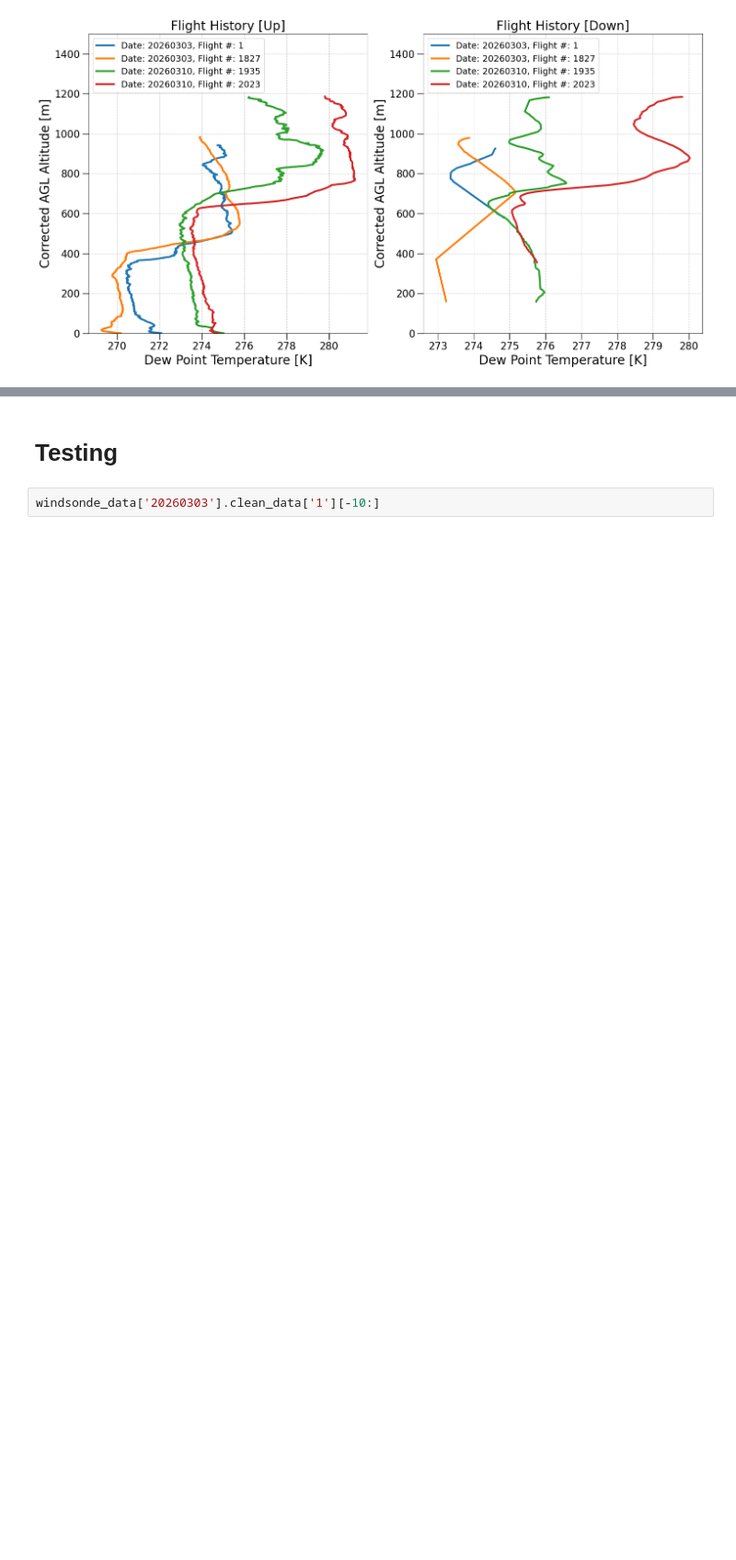
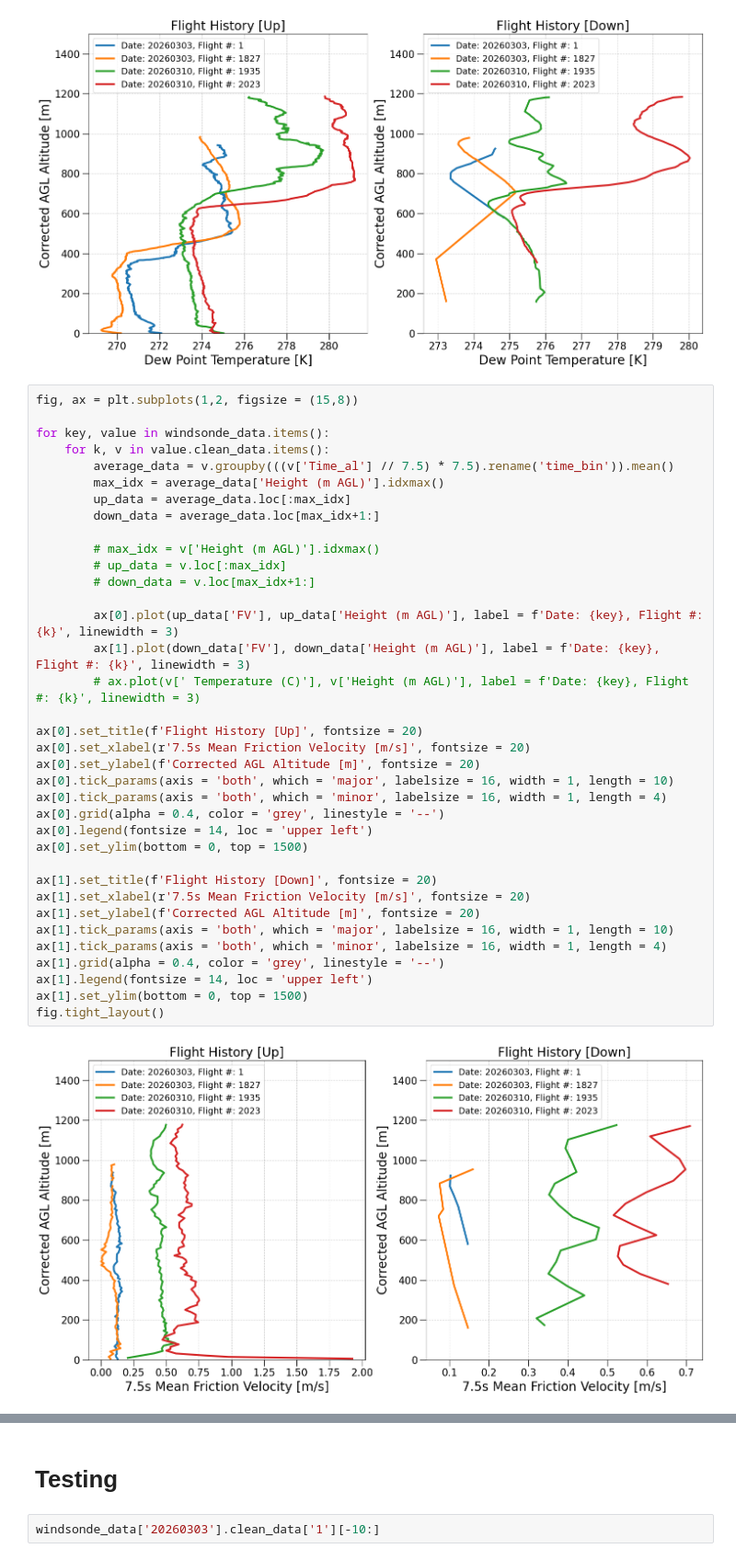
Before and after one commit to SpringSwimmer/AOS_773, a Jupyter notebook: PS_4/ps4.ipynb, the cells around one changed output, grey strips where cells are left out. Shown at 92% size. Drawn from its saved outputs; the diff is of its cells as text; blank space fills up the shorter version.

Commit message:
submitted ps4, calculated friction velocity, vpt variance

```diff
--- a/PS_4/ps4.ipynb
+++ b/PS_4/ps4.ipynb
@@ -369,3 +425,41 @@ ax[1].set_ylim(bottom = 0, top = 1500)
 fig.tight_layout()
 # %% [output]
 [figure]
+# %%
+fig, ax = plt.subplots(1,2, figsize = (15,8))
+
+for key, value in windsonde_data.items():
+    for k, v in value.clean_data.items():
+        average_data = v.groupby(((v['Time_al'] // 7.5) * 7.5).rename('time_bin')).mean()
+        max_idx = average_data['Height (m AGL)'].idxmax()
+        up_data = average_data.loc[:max_idx]
+        down_data = average_data.loc[max_idx+1:]
+
+        # max_idx = v['Height (m AGL)'].idxmax()
+        # up_data = v.loc[:max_idx]
+        # down_data = v.loc[max_idx+1:]
+
+        ax[0].plot(up_data['FV'], up_data['Height (m AGL)'], label = f'Date: {key}, Flight #: {k}', linewidth = 3)
+        ax[1].plot(down_data['FV'], down_data['Height (m AGL)'], label = f'Date: {key}, Flight #: {k}', linewidth = 3)
+        # ax.plot(v[' Temperature (C)'], v['Height (m AGL)'], label = f'Date: {key}, Flight #: {k}', linewidth = 3)
+
+ax[0].set_title(f'Flight History [Up]', fontsize = 20)
+ax[0].set_xlabel(r'7.5s Mean Friction Velocity [m/s]', fontsize = 20)
+ax[0].set_ylabel(f'Corrected AGL Altitude [m]', fontsize = 20)
+ax[0].tick_params(axis = 'both', which = 'major', labelsize = 16, width = 1, length = 10)
+ax[0].tick_params(axis = 'both', which = 'minor', labelsize = 16, width = 1, length = 4)
+ax[0].grid(alpha = 0.4, color = 'grey', linestyle = '--')
+ax[0].legend(fontsize = 14, loc = 'upper left')
+ax[0].set_ylim(bottom = 0, top = 1500)
+
+ax[1].set_title(f'Flight History [Down]', fontsize = 20)
+ax[1].set_xlabel(r'7.5s Mean Friction Velocity [m/s]', fontsize = 20)
+ax[1].set_ylabel(f'Corrected AGL Altitude [m]', fontsize = 20)
+ax[1].tick_params(axis = 'both', which = 'major', labelsize = 16, width = 1, length = 10)
+ax[1].tick_params(axis = 'both', which = 'minor', labelsize = 16, width = 1, length = 4)
+ax[1].grid(alpha = 0.4, color = 'grey', linestyle = '--')
+ax[1].legend(fontsize = 14, loc = 'upper left')
+ax[1].set_ylim(bottom = 0, top = 1500)
+fig.tight_layout()
+# %% [output]
+[figure, added]
```
Also changed, not shown: parts of 6 cells of this notebook.
